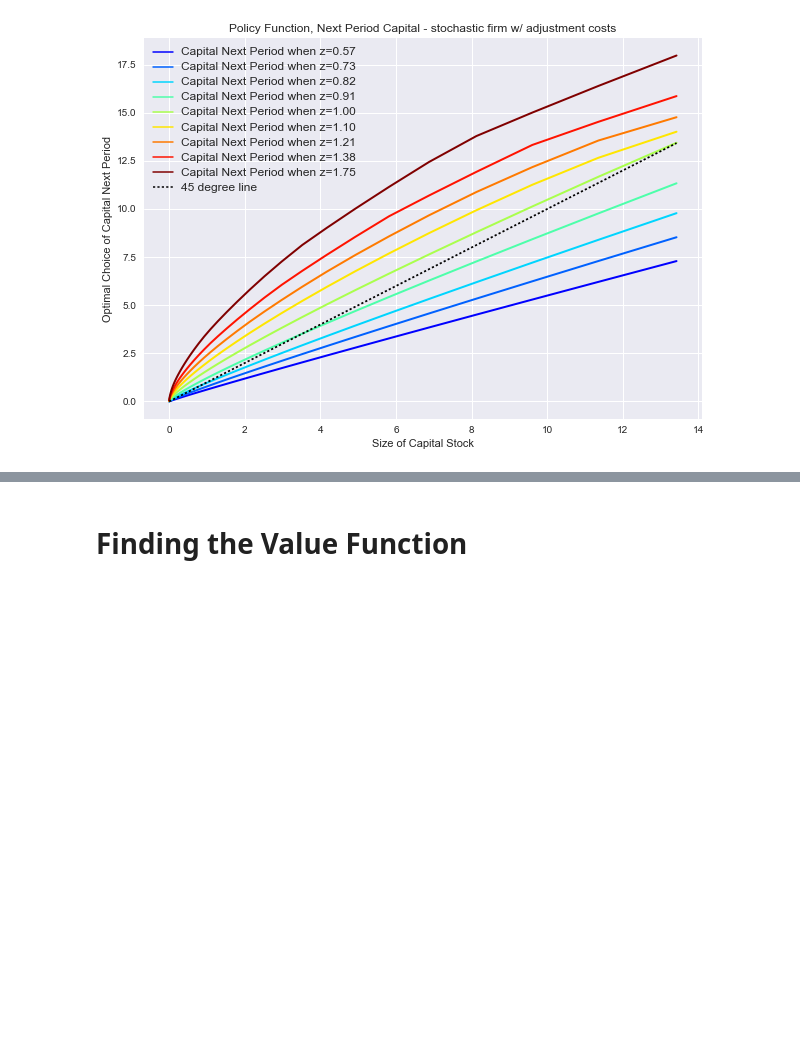
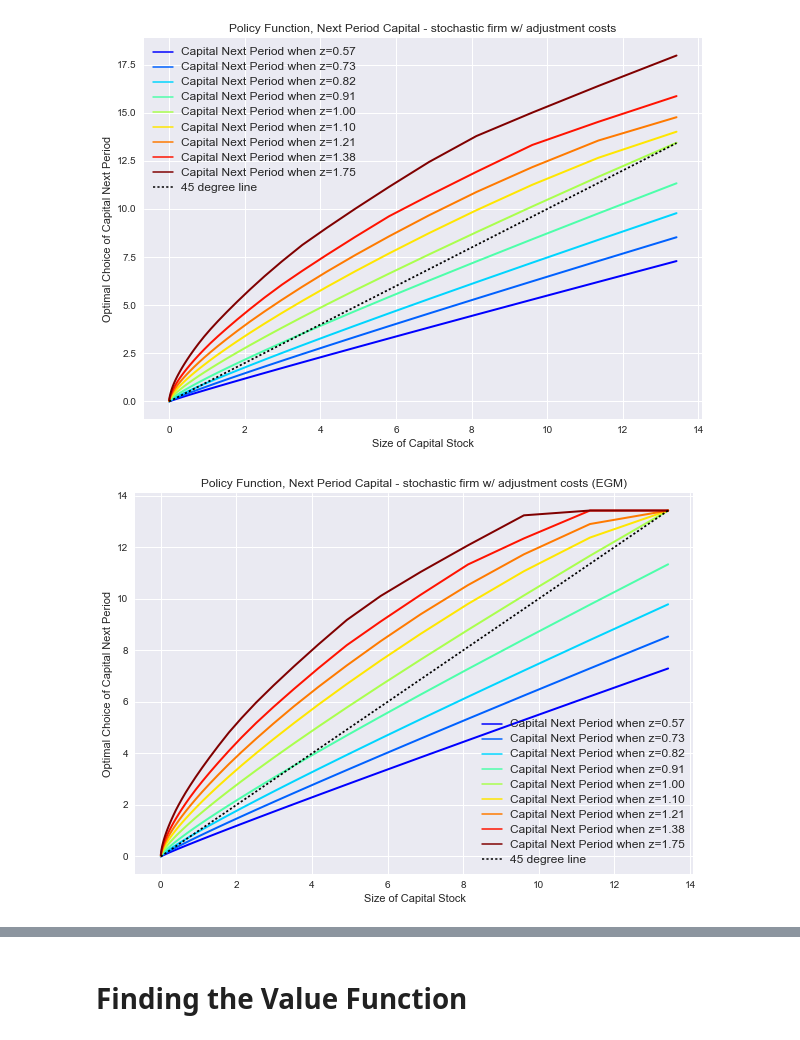
Before and after one commit to rzhang15/BootCamp2017, a Jupyter notebook: ProbSets/Econ/Week_3/rzhang15_exercise3.ipynb, the cells around one changed output, grey strips where cells are left out. Saved outputs shown, nothing was run; the diff lists cells and outputs as text; code cells hidden in the pictures; blank space fills up the shorter version.

```diff
--- a/ProbSets/Econ/Week_3/rzhang15_exercise3.ipynb
+++ b/ProbSets/Econ/Week_3/rzhang15_exercise3.ipynb
@@ -158,4 +219,28 @@ plt.title('Policy Function, Next Period Capital - stochastic firm w/ ' +
 plt.show()
 # %% [output]
 [figure]
+# %%
+# Plot optimal capital stock rule as a function of firm size
+fig, ax = plt.subplots(figsize=(10,7))
+for k in range(sizez):
+    lb = 'Capital Next Period when z='+format(z_grid[k],'.2f')
+    ax.plot(kvec, g_egm[:,k], color=plt.cm.jet((k+1)/sizez),lw=2,label=lb)
+ax.plot(kvec, kvec, 'k:', label='45 degree line')
+# Now add the legend with some customizations.
+legend = ax.legend(loc='best', shadow=True)
+# The frame is matplotlib.patches.Rectangle instance surrounding the legend.
+frame = legend.get_frame()
+frame.set_facecolor('0.90')
+# Set the fontsize
+for label in legend.get_texts():
+    label.set_fontsize('large')
+for label in legend.get_lines():
+    label.set_linewidth(1.5)  # the legend line width
+plt.xlabel('Size of Capital Stock')
+plt.ylabel('Optimal Choice of Capital Next Period')
+plt.title('Policy Function, Next Period Capital - stochastic firm w/ ' +
+          'adjustment costs (EGM)')
+plt.show()
+# %% [output]
+[figure, added]
 # %% [markdown]
```
Also changed, not shown: parts of 10 cells of this notebook.
